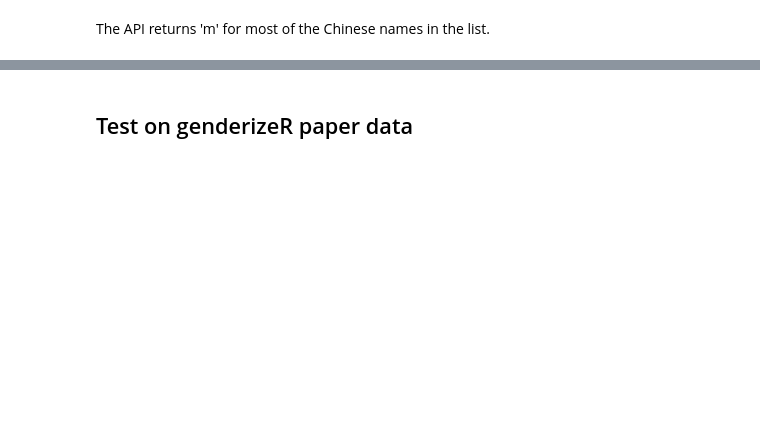
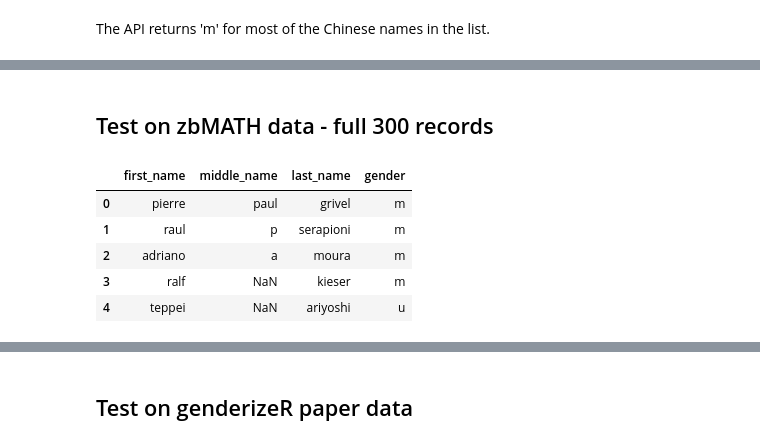
Before and after one commit to GenderGapSTEM-PublicationAnalysis/name_gender_inference, a Jupyter notebook: genderize.io.ipynb, the cells around one changed output, grey strips where cells are left out. Cells and saved outputs as stored; diff of their text form; code cells hidden in the pictures; blank space fills up the shorter version.

```diff
--- a/genderize.io.ipynb
+++ b/genderize.io.ipynb
@@ -81,0 +151,2 @@ print("error where negative value suggestes that more women than men are misscla
+# %% [markdown]
+## Test on zbMATH data - full 300 records
@@ -81,0 +157,9 @@ print("error where negative value suggestes that more women than men are misscla
+# %%
+zbmath.test_data.head()
+# %% [output]
+|  | first_name | middle_name | last_name | gender |
+| 0 | pierre | paul | grivel | m |
+| 1 | raul | p | serapioni | m |
+| 2 | adriano | a | moura | m |
+| 3 | ralf | NaN | kieser | m |
+| 4 | teppei | NaN | ariyoshi | u |
```
Also changed, not shown: parts of 25 cells of this notebook.
